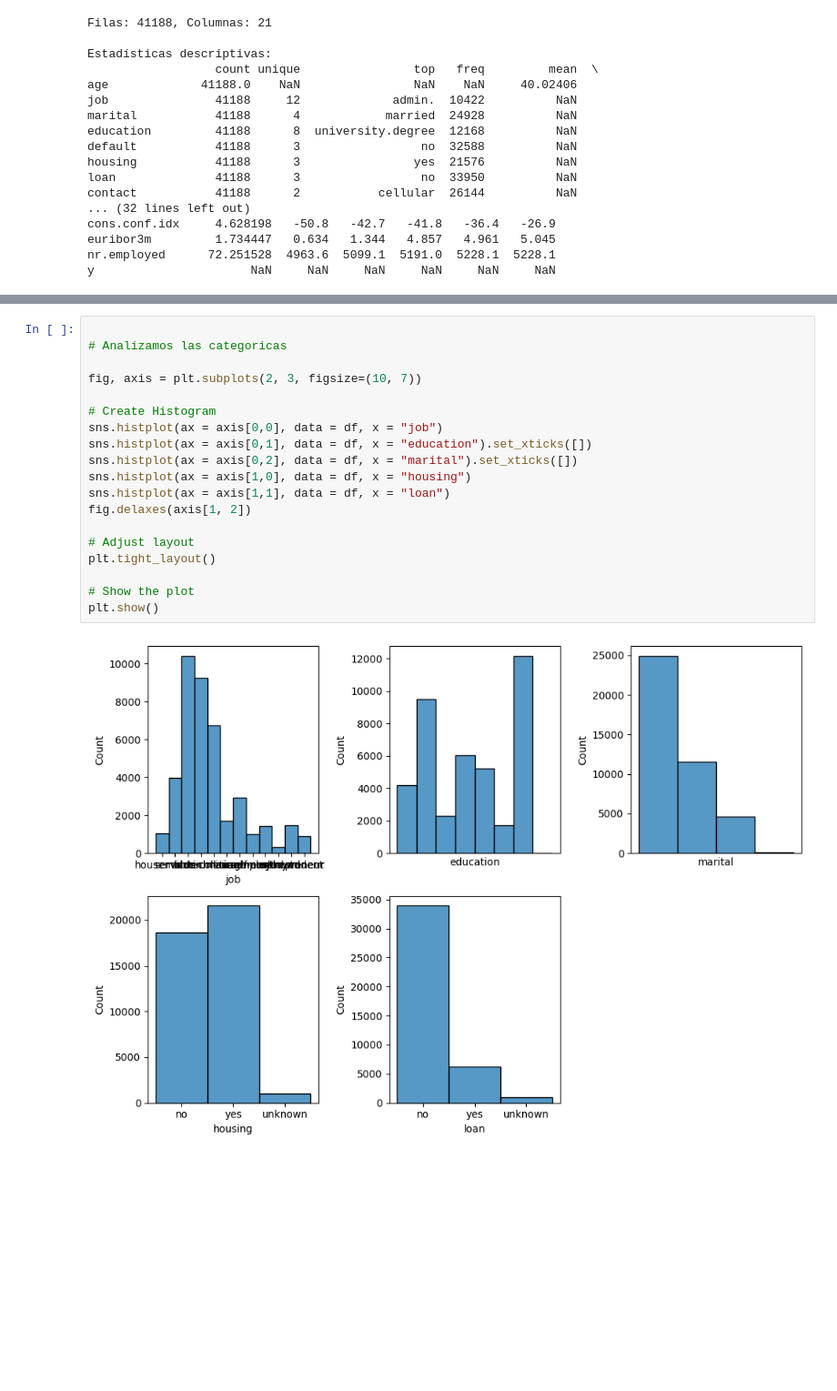
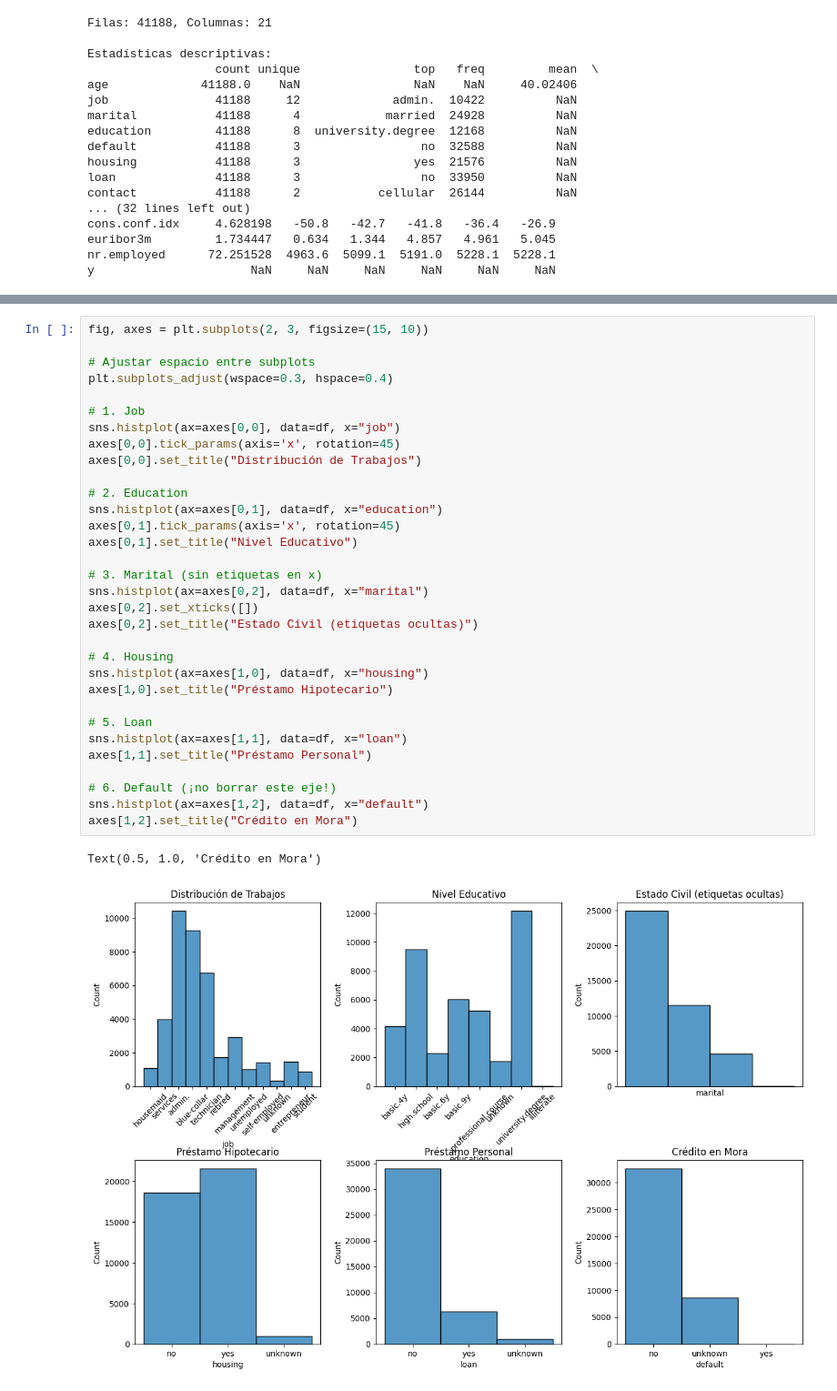
Before and after one commit to 4GeeksAcademy/pablo.rodado.regresion1-machine-learning-python-template, a Jupyter notebook: src/explore.ipynb, the cells around one changed output, grey strips where cells are left out. Shown at 91% size. Saved outputs shown, nothing was run; the diff lists cells and outputs as text; blank space fills up the shorter version.

```diff
--- a/src/explore.ipynb
+++ b/src/explore.ipynb
@@ -133,21 +266,35 @@ De aqui analizaria la edad.
-# %%
-
-# Analizamos las categoricas
-
-fig, axis = plt.subplots(2, 3, figsize=(10, 7))
-
-# Create Histogram
-sns.histplot(ax = axis[0,0], data = df, x = "job")
-sns.histplot(ax = axis[0,1], data = df, x = "education").set_xticks([])
-sns.histplot(ax = axis[0,2], data = df, x = "marital").set_xticks([])
-sns.histplot(ax = axis[1,0], data = df, x = "housing")
-sns.histplot(ax = axis[1,1], data = df, x = "loan")
-fig.delaxes(axis[1, 2])
-
-# Adjust layout
-plt.tight_layout()
-
-# Show the plot
-plt.show()
-# %% [output]
-[figure, removed]
+# %%
+fig, axes = plt.subplots(2, 3, figsize=(15, 10))
+
+# Ajustar espacio entre subplots
+plt.subplots_adjust(wspace=0.3, hspace=0.4)
+
+# 1. Job
+sns.histplot(ax=axes[0,0], data=df, x="job")
+axes[0,0].tick_params(axis='x', rotation=45)
+axes[0,0].set_title("Distribución de Trabajos")
+
+# 2. Education
+sns.histplot(ax=axes[0,1], data=df, x="education")
+axes[0,1].tick_params(axis='x', rotation=45)
+axes[0,1].set_title("Nivel Educativo")
+
+# 3. Marital (sin etiquetas en x)
+sns.histplot(ax=axes[0,2], data=df, x="marital")
+axes[0,2].set_xticks([])
+axes[0,2].set_title("Estado Civil (etiquetas ocultas)")
+
+# 4. Housing
+sns.histplot(ax=axes[1,0], data=df, x="housing")
+axes[1,0].set_title("Préstamo Hipotecario")
+
+# 5. Loan
+sns.histplot(ax=axes[1,1], data=df, x="loan")
+axes[1,1].set_title("Préstamo Personal")
+
+# 6. Default (¡no borrar este eje!)
+sns.histplot(ax=axes[1,2], data=df, x="default")
+axes[1,2].set_title("Crédito en Mora")
+# %% [output]
+Text(0.5, 1.0, 'Crédito en Mora')
+[figure, added]
```
Also changed, not shown: parts of 22 cells of this notebook, 1 other file.
